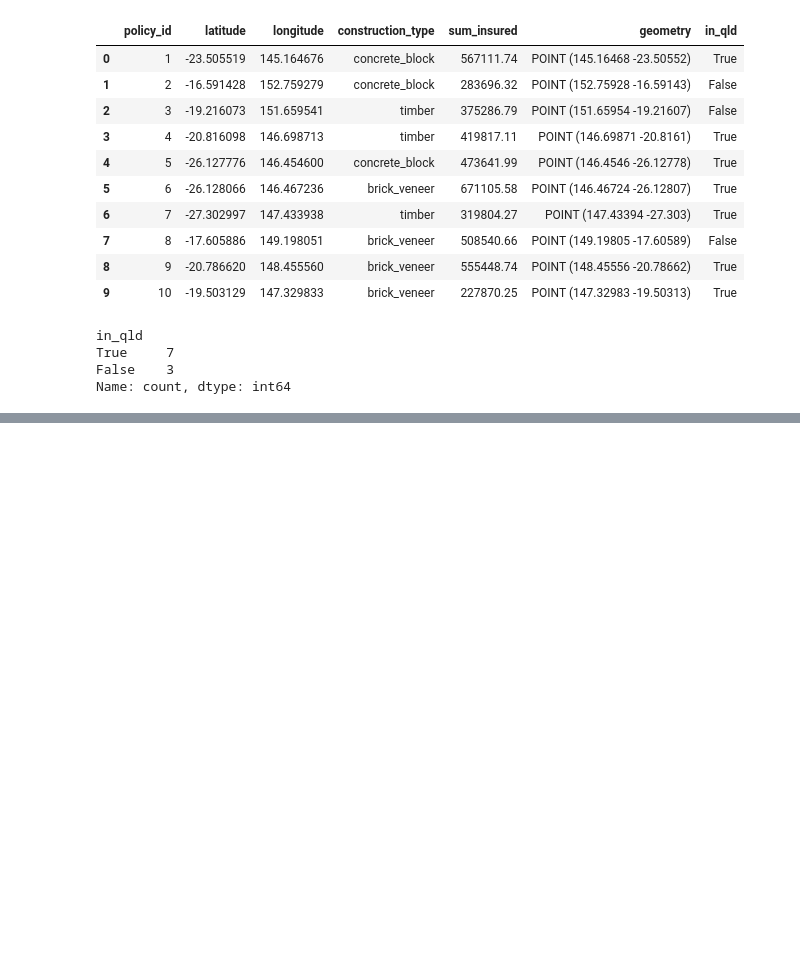
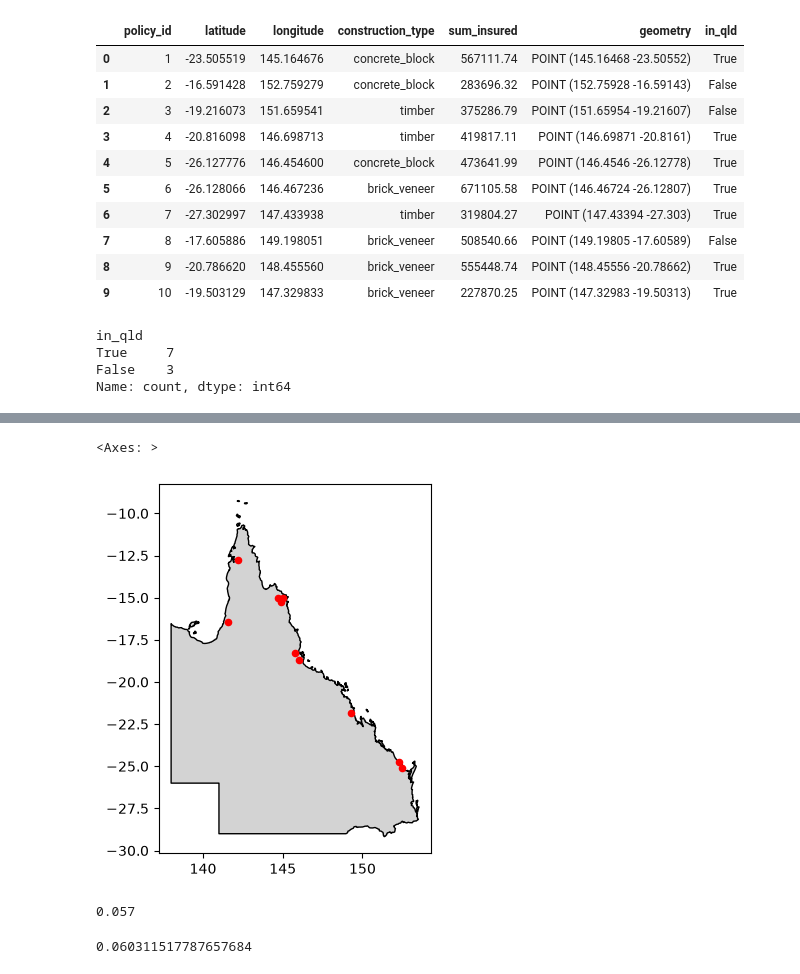
Before and after one commit to kchotalia/catastrophe-modelling-qld, a Jupyter notebook: 02_geospatial_exploration.ipynb, the cells around one changed output, grey strips where cells are left out. Saved outputs shown, nothing was run; the diff lists cells and outputs as text; code cells hidden in the pictures; blank space fills up the shorter version.

```diff
--- a/02_geospatial_exploration.ipynb
+++ b/02_geospatial_exploration.ipynb
@@ -117,0 +284,33 @@ Name: count, dtype: int64
+# %%
+np.random.seed(42)
+
+minx, miny, maxx, maxy = qld_coastal.bounds   # bounding box, in metres
+
+n_candidates = 2000
+
+x = np.random.uniform(minx, maxx, size=n_candidates)
+y = np.random.uniform(miny, maxy, size=n_candidates)
+
+candidates = gpd.GeoDataFrame(geometry=gpd.points_from_xy(x, y), crs="EPSG:3577")
+
+# 1. add an in_coastal column using .within() against qld_coastal
+# 2. keep only the True rows and take the first 10
+# 3. convert to lat/long with .to_crs("EPSG:4326")
+# %%
+
+# add column to show which candidate points are in the coastal region
+candidates["in_qld_coast"] = candidates.within(qld_coastal)
+
+# filter for poins that fall in the coastal region
+qld_coast_candidates = candidates[candidates["in_qld_coast"]]
+
+# reset row index
+qld_coast_candidates_clean = candidates[candidates["in_qld_coast"]].reset_index(drop=True)
+
+# Take top 10 rows
+ten_qld_coast = qld_coast_candidates_clean.head(10)
+
+# convert lat and long to new crs
+coastal_points = ten_qld_coast.to_crs("EPSG:4326")
+
+coastal_points
@@ -117,0 +329,20 @@ Name: count, dtype: int64
+# %%
+# Visually check location of points
+ax = qld.plot(color="lightgrey", edgecolor="black")
+coastal_points.plot(ax=ax, color="red", markersize=20)
+# %% [output]
+<Axes: >
+[figure, added]
+# %%
+# Checking how many candidates were valid (%)
+print(candidates["in_qld_coast"].mean())
+# %% [output]
+0.057
+# %%
+# check the estimate with a quick area calculation - it should be close to .mean().
+# If the two numbers are far apart, something is wrong with the sampling or the CRS.
+minx, miny, maxx, maxy = qld_coastal.bounds
+box_area = (maxx - minx) * (maxy - miny)
+print(qld_coastal.area / box_area)
+# %% [output]
+0.060311517787657684
```
Also changed, not shown: parts of 25 cells of this notebook, 6 other files.
